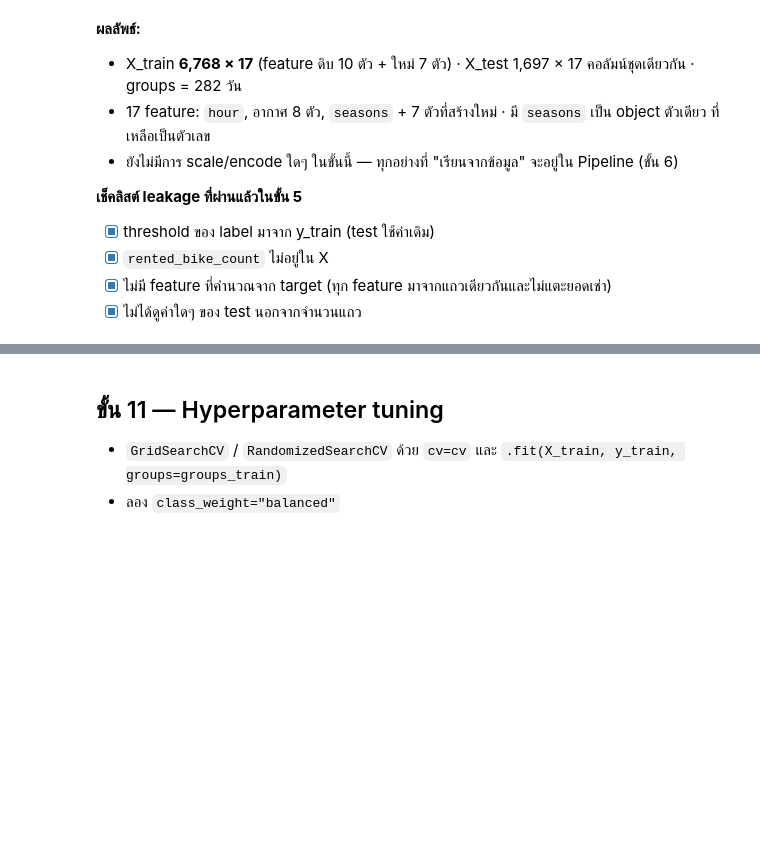
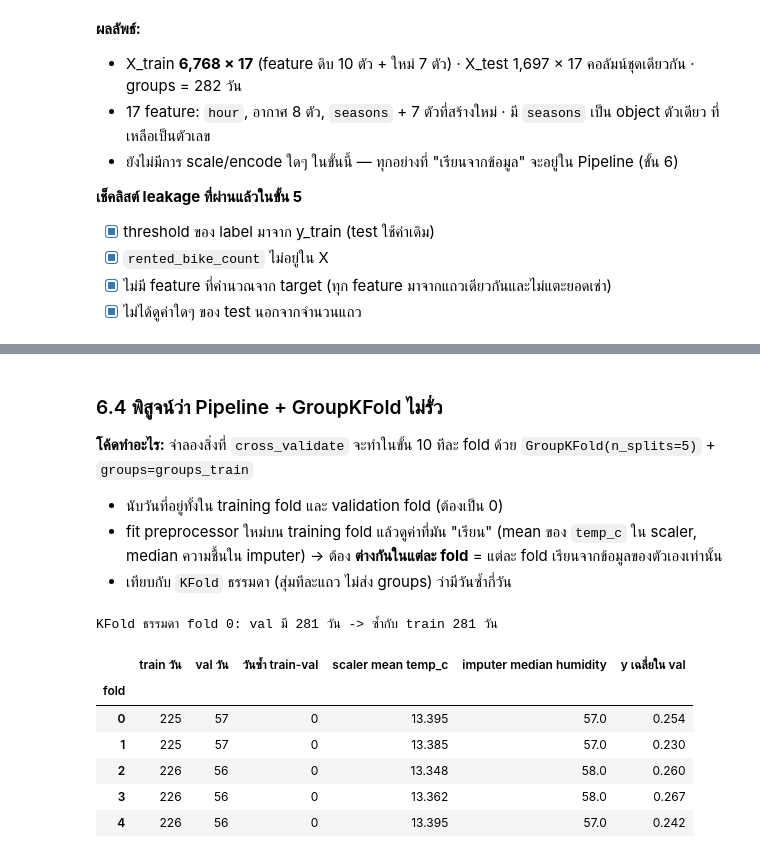
Before and after one commit to Sh080205/seoul-bike-demand, a Jupyter notebook: notebooks/02_modeling.ipynb, the cells around one changed output, grey strips where cells are left out. Saved outputs shown, nothing was run; the diff lists cells and outputs as text; code cells hidden in the pictures; blank space fills up the shorter version.

```diff
--- a/notebooks/02_modeling.ipynb
+++ b/notebooks/02_modeling.ipynb
@@ -294,0 +301,10 @@ Name: count, dtype: int64
+# %%
+WEATHER_COLS = ["temp_c", "humidity_pct", "wind_speed_ms", "visibility_10m", "dew_point_c",
+                "solar_radiation_mj", "rainfall_mm", "snowfall_cm"]
+CYCLIC_COLS = ["hour_sin", "hour_cos"]
+BINARY_COLS = ["is_weekend", "is_holiday", "is_raining"]
+CAT_COLS = ["seasons", "month", "day_of_week"]
+
+grouped = WEATHER_COLS + CYCLIC_COLS + BINARY_COLS + CAT_COLS
+print("ใน X แต่ไม่อยู่ในกลุ่มใด:", sorted(set(FEATURES) - set(grouped)))
+assert set(grouped) <= set(FEATURES)
@@ -312,7 +413,40 @@ Name: count, dtype: int64
 # %% [markdown]
-## ขั้น 11 — Hyperparameter tuning
-- `GridSearchCV` / `RandomizedSearchCV` ด้วย `cv=cv` และ `.fit(X_train, y_train, groups=groups_train)`
-- ลอง `class_weight="balanced"`
+### 6.4 พิสูจน์ว่า Pipeline + GroupKFold ไม่รั่ว
+**โค้ดทำอะไร:** จำลองสิ่งที่ `cross_validate` จะทำในขั้น 10 ทีละ fold ด้วย `GroupKFold(n_splits=5)` + `groups=groups_train`
+- นับวันที่อยู่ทั้งใน training fold และ validation fold (ต้องเป็น 0)
+- fit preprocessor ใหม่บน training fold แล้วดูค่าที่มัน "เรียน" (mean ของ `temp_c` ใน scaler, median ความชื้นใน imputer) → ต้อง **ต่างกันในแต่ละ fold** = แต่ละ fold เรียนจากข้อมูลของตัวเองเท่านั้น
+- เทียบกับ `KFold` ธรรมดา (สุ่มทีละแถว ไม่ส่ง groups) ว่ามีวันซ้ำกี่วัน
 # %%
-# TODO
+from sklearn.model_selection import GroupKFold, KFold
+
+cv = GroupKFold(n_splits=5)   # ใช้ตัวนี้ในทุกขั้นที่มี CV (ขั้น 7-11) และต้องส่ง groups= ทุกครั้ง
+
+rows = []
+for k, (tr, va) in enumerate(cv.split(X_train, y_train, groups=groups_train)):
+    p = make_preprocessor().fit(X_train.iloc[tr])
+    num = p.named_transformers_["num"]
+    rows.append({
+        "fold": k,
+        "train วัน": groups_train.iloc[tr].nunique(),
+        "val วัน": groups_train.iloc[va].nunique(),
+        "วันซ้ำ train-val": len(set(groups_train.iloc[tr]) & set(groups_train.iloc[va])),
+        "scaler mean temp_c": num.named_steps["scale"].mean_[WEATHER_COLS.index("temp_c")],
+        "imputer median humidity": num.named_steps["impute"].statistics_[WEATHER_COLS.index("humidity_pct")],
+        "y เฉลี่ยใน val": y_train.iloc[va].mean(),
+    })
+fold_table = pd.DataFrame(rows).set_index("fold").round(3)
+
+tr, va = next(KFold(n_splits=5, shuffle=True, random_state=config.RANDOM_STATE).split(X_train))
+leak_days = len(set(groups_train.iloc[tr]) & set(groups_train.iloc[va]))
+print(f"KFold ธรรมดา fold 0: val มี {groups_train.iloc[va].nunique()} วัน -> ซ้ำกับ train {leak_days} วัน")
+fold_table
+# %% [output]
+KFold ธรรมดา fold 0: val มี 281 วัน -> ซ้ำกับ train 281 วัน
+|  | train วัน | val วัน | วันซ้ำ train-val | scaler mean temp_c | imputer median humidity | y เฉลี่ยใน val |
+| fold |  |  |  |  |  |  |
+| 0 | 225 | 57 | 0 | 13.395 | 57.0 | 0.254 |
+| 1 | 225 | 57 | 0 | 13.385 | 57.0 | 0.230 |
+| 2 | 226 | 56 | 0 | 13.348 | 58.0 | 0.260 |
+| 3 | 226 | 56 | 0 | 13.362 | 58.0 | 0.267 |
+| 4 | 226 | 56 | 0 | 13.395 | 57.0 | 0.242 |
 # %% [markdown]
```
Also changed, not shown: parts of 33 cells of this notebook.
